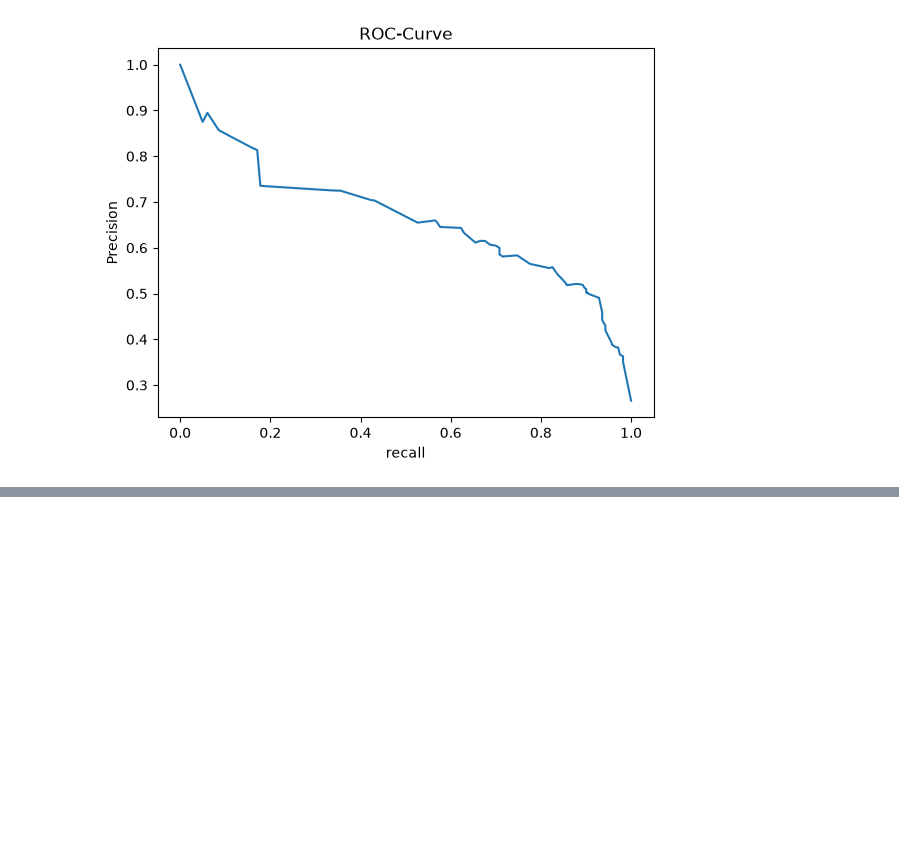
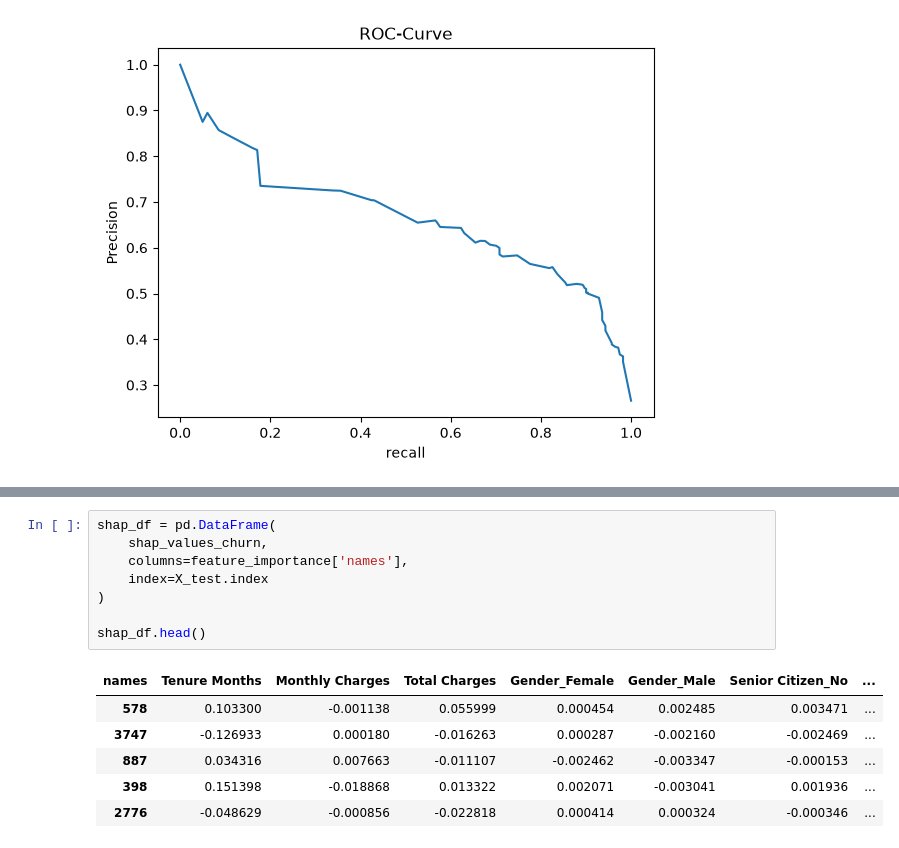
Before and after one commit to EressaMuluken/Customer-Churn-Prediction-Analytics-Dashboard, a Jupyter notebook: notebooks/Data_analysis.ipynb, the cells around one changed output, grey strips where cells are left out. Drawn from its saved outputs; the diff is of its cells as text; blank space fills up the shorter version.

```diff
--- a/notebooks/Data_analysis.ipynb
+++ b/notebooks/Data_analysis.ipynb
@@ -743,0 +790,15 @@ plt.show()
+# %%
+shap_df = pd.DataFrame(
+    shap_values_churn,
+    columns=feature_importance['names'],
+    index=X_test.index
+)
+
+shap_df.head()
+# %% [output]
+| names | Tenure Months | Monthly Charges | Total Charges | Gender_Female | Gender_Male | Senior Citizen_No | ... |
+| 578 | 0.103300 | -0.001138 | 0.055999 | 0.000454 | 0.002485 | 0.003471 | ... |
+| 3747 | -0.126933 | 0.000180 | -0.016263 | 0.000287 | -0.002160 | -0.002469 | ... |
+| 887 | 0.034316 | 0.007663 | -0.011107 | -0.002462 | -0.003347 | -0.000153 | ... |
+| 398 | 0.151398 | -0.018868 | 0.013322 | 0.002071 | -0.003041 | 0.001936 | ... |
+| 2776 | -0.048629 | -0.000856 | -0.022818 | 0.000414 | 0.000324 | -0.000346 | ... |
```
Also changed, not shown: parts of 10 cells of this notebook.
